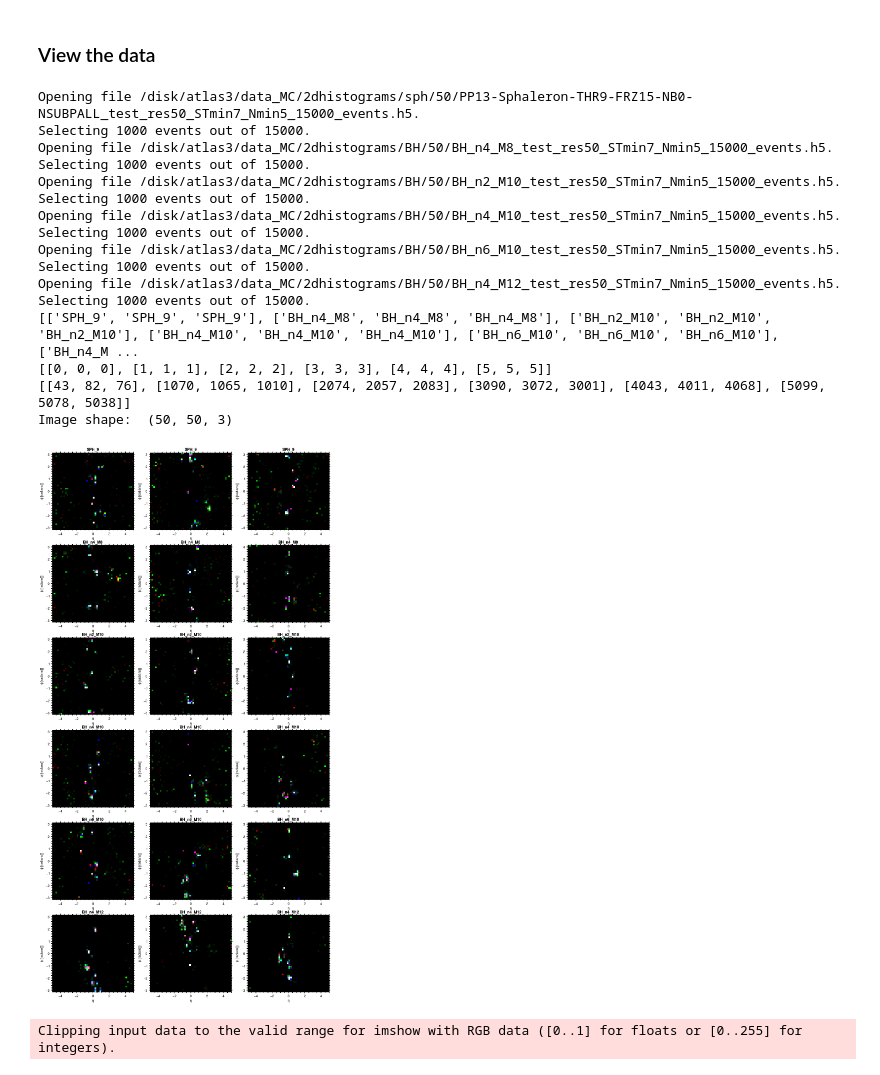
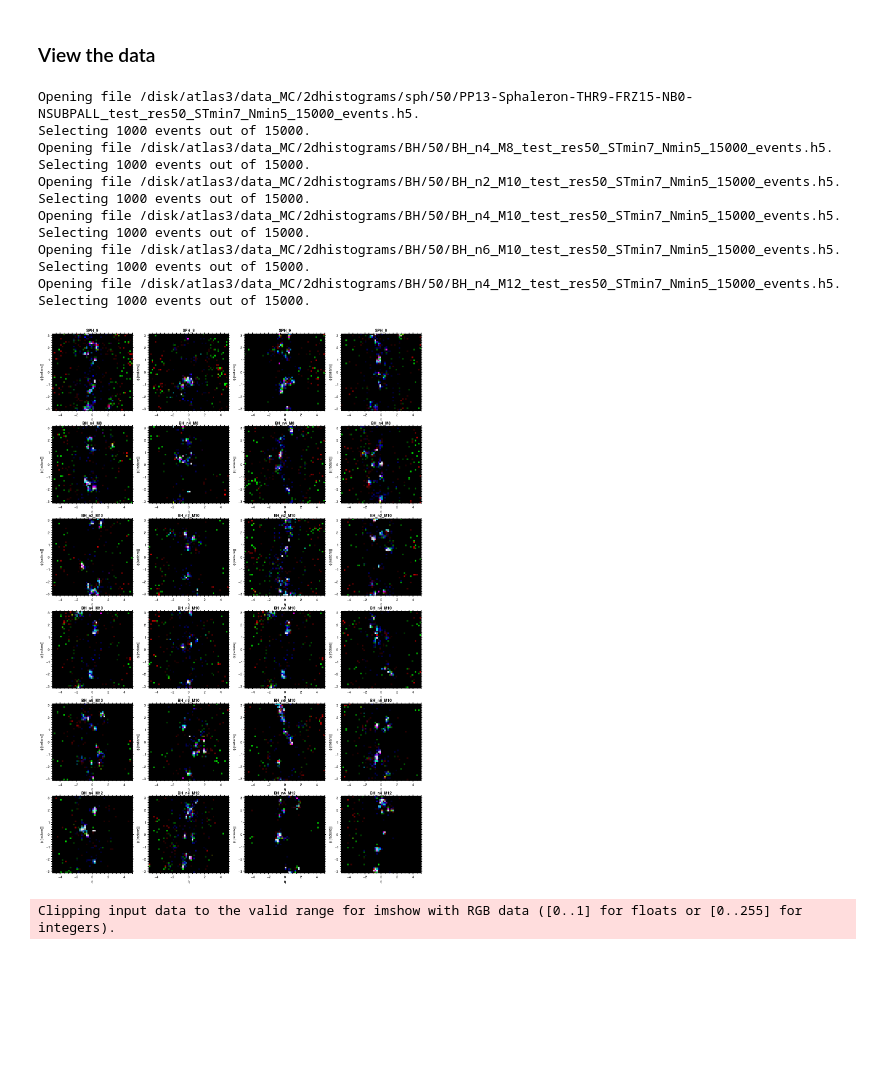
Before and after one commit to choisant/imcalML, a Jupyter notebook: notebooks/resnet.ipynb, the cells around one changed output. Cells and saved outputs as stored; diff of their text form; code cells hidden in the pictures; blank space fills up the shorter version.

```diff
--- a/notebooks/resnet.ipynb
+++ b/notebooks/resnet.ipynb
@@ -141,24 +141,20 @@ Selecting 10000 events out of 10000.
 # %%
 #Print some of the images
 inspect_data = Hdf5Dataset(testpaths, TEST_LABELS, DEVICE, max_value=70,
-                        shuffle=False, filters=["normalise", "saturate"], transform=None, event_limit=1000)
-view_data(inspect_data, 3, CLASSES, PLOT_LABELS, RES, 1000)
+                        shuffle=False, filters=["paper"], transform=None, event_limit=1000)
+view_data(inspect_data, 4, CLASSES, PLOT_LABELS, RES, 1000)
 # %% [output]
 Opening file /disk/atlas3/data_MC/2dhistograms/sph/50/PP13-Sphaleron-THR9-FRZ15-NB0-NSUBPALL_test_res50_STmin7_Nmin5_15000_events.h5.
 Selecting 1000 events out of 15000.
 Opening file /disk/atlas3/data_MC/2dhistograms/BH/50/BH_n4_M8_test_res50_STmin7_Nmin5_15000_events.h5.
 Selecting 1000 events out of 15000.
 Opening file /disk/atlas3/data_MC/2dhistograms/BH/50/BH_n2_M10_test_res50_STmin7_Nmin5_15000_events.h5.
 Selecting 1000 events out of 15000.
 Opening file /disk/atlas3/data_MC/2dhistograms/BH/50/BH_n4_M10_test_res50_STmin7_Nmin5_15000_events.h5.
 Selecting 1000 events out of 15000.
 Opening file /disk/atlas3/data_MC/2dhistograms/BH/50/BH_n6_M10_test_res50_STmin7_Nmin5_15000_events.h5.
 Selecting 1000 events out of 15000.
 Opening file /disk/atlas3/data_MC/2dhistograms/BH/50/BH_n4_M12_test_res50_STmin7_Nmin5_15000_events.h5.
 Selecting 1000 events out of 15000.
-[['SPH_9', 'SPH_9', 'SPH_9'], ['BH_n4_M8', 'BH_n4_M8', 'BH_n4_M8'], ['BH_n2_M10', 'BH_n2_M10', 'BH_n2_M10'], ['BH_n4_M10', 'BH_n4_M10', 'BH_n4_M10'], ['BH_n6_M10', 'BH_n6_M10', 'BH_n6_M10'], ['BH_n4_M ...
-[[0, 0, 0], [1, 1, 1], [2, 2, 2], [3, 3, 3], [4, 4, 4], [5, 5, 5]]
-[[43, 82, 76], [1070, 1065, 1010], [2074, 2057, 2083], [3090, 3072, 3001], [4043, 4011, 4068], [5099, 5078, 5038]]
-Image shape:  (50, 50, 3)
-[figure, old version]
+[figure, new version]
 # %%
```
Also changed, not shown: parts of 7 cells of this notebook, 24 other files.
